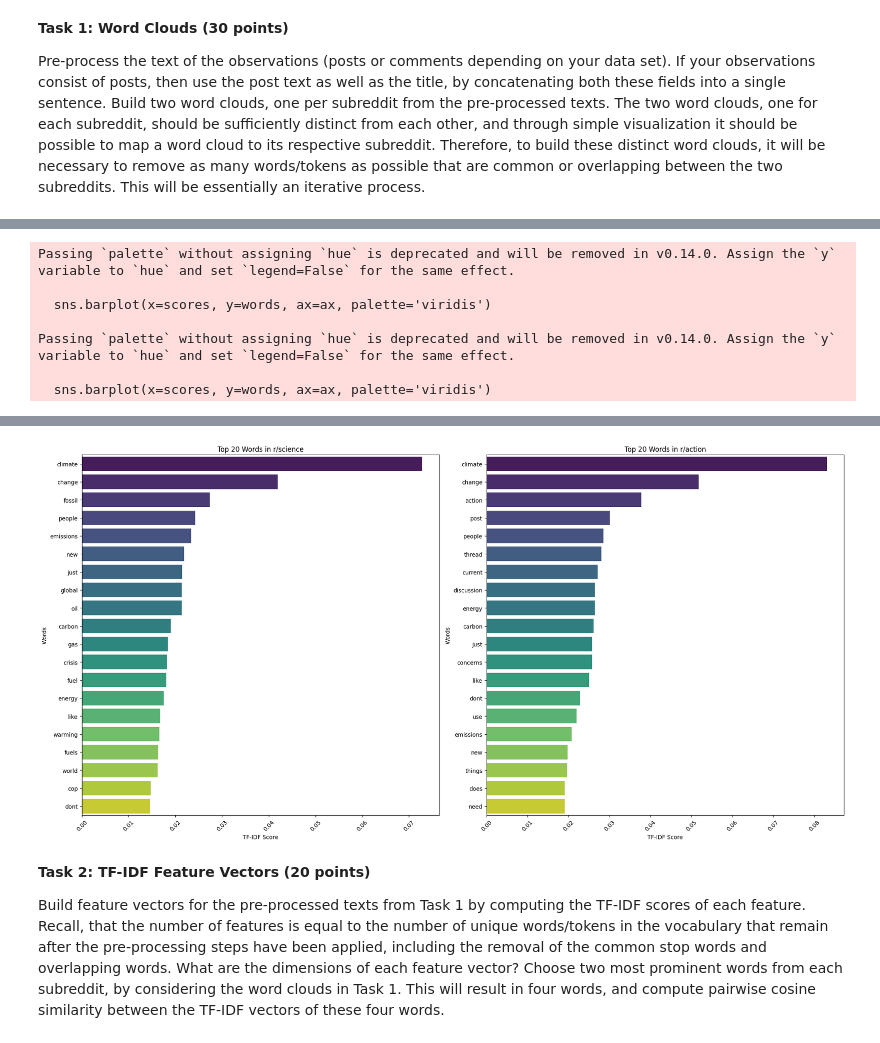
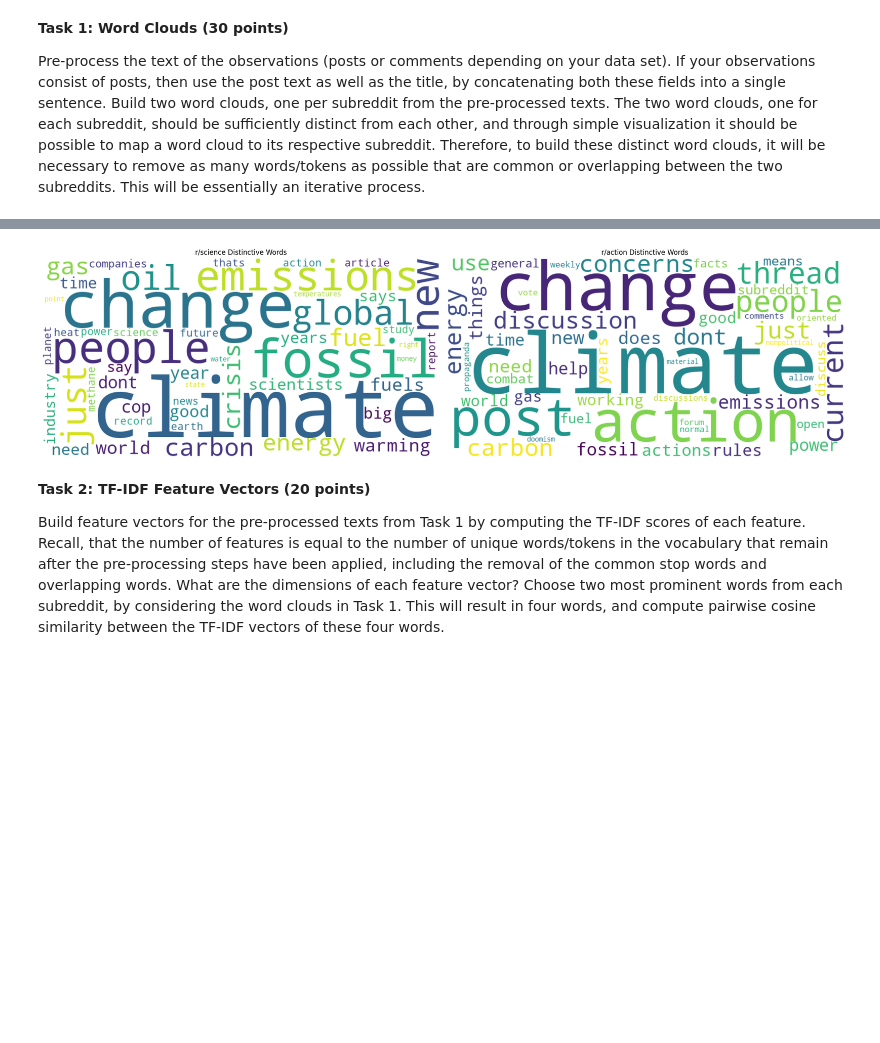
Before and after one commit to MubsPokesart/CSE-5095, a Jupyter notebook: A2/assignment.ipynb, the cells around one changed output, grey strips where cells are left out. Cells and saved outputs as stored; diff of their text form; code cells hidden in the pictures; blank space fills up the shorter version.

```diff
--- a/A2/assignment.ipynb
+++ b/A2/assignment.ipynb
@@ -25,10 +26,10 @@ def preprocess_text(text):
 
     text = str(text).lower()
 
+    # Remove URLs, punctuation, and digits
     text = re.sub(r'http\S+|www\S+|https\S+', '', text)
     text = re.sub(r'[^\w\s]', '', text)
     text = re.sub(r'\d+', '', text)
-
     text = ' '.join(text.split())
 
     return text
@@ -42,11 +43,16 @@ def combine_text_fields(row):
     return ' '.join(field for field in fields if field)
 
 def get_top_words_per_subreddit(df, n_words=50, min_df=5):
-
     df['combined_text'] = df.apply(combine_text_fields, axis=1)
     df['combined_text'] = df['combined_text'].apply(preprocess_text)
+    df = df[df['combined_text'].str.len() > 0].copy()
 
-    df = df[df['combined_text'].str.len() > 0].copy()
+    # Custom stop words to remove generic terms
+    custom_stop_words = {
+        'one', 'like', 'get', 'know', 'think', 'would', 'could',
+        'really', 'want', 'much', 'make', 'going', 'something',
+        'said', 'way', 'also', 'did', 'got', 'see', 'come'
+    }
 
     tfidf = TfidfVectorizer(
         max_features=1000,
@@ -69,6 +75,15 @@ def get_top_words_per_subreddit(df, n_words=50, min_df=5):
 
             mean_tfidf = np.array(tfidf_matrix.mean(axis=0)).flatten()
 
+            # Filter out custom stop words
+            valid_indices = [
+                i for i, word in enumerate(feature_names)
+                if word not in custom_stop_words
+            ]
+
+            feature_names = feature_names[valid_indices]
+            mean_tfidf = mean_tfidf[valid_indices]
+
             top_indices = mean_tfidf.argsort()[-n_words:][::-1]
 
             subreddit_top_words[subreddit] = {
@@ -79,44 +94,57 @@ def get_top_words_per_subreddit(df, n_words=50, min_df=5):
             print(f"Error processing subreddit {subreddit}: {str(e)}")
             continue
 
+    # Remove common words between subreddits
+    subreddit_top_words = subreddit_top_words
+
     return subreddit_top_words
 
-def plot_word_importance(top_words_dict, n_words=20):
-    n_subreddits = len(top_words_dict)
-    fig, axes = plt.subplots(1, n_subreddits, figsize=(20, 10))
+def create_word_clouds(top_words_dict):
+    plt.figure(figsize=(20, 10))
 
-    for idx, (subreddit, data) in enumerate(top_words_dict.items()):
-        words = data['words'][:n_words]
-        scores = data['scores'][:n_words]
+    for idx, (subreddit, data) in enumerate(top_words_dict.items(), 1):
+        # Create word frequency dictionary
+        word_freq = {word: score for word, score in zip(data['words'], data['scores'])}
 
-        ax = axes[idx] if n_subreddits > 1 else axes
-        sns.barplot(x=scores, y=words, ax=ax, palette='viridis')
-        ax.set_title(f'Top {n_words} Words in r/{subreddit}')
-        ax.set_xlabel('TF-IDF Score')
-        ax.set_ylabel('Words')
-        ax.tick_params(axis='x', rotation=45)
+        # Create WordCloud
+        wordcloud = WordCloud(
+            width=800,
+            height=400,
+            background_color='white',
+            colormap='viridis'
+        ).generate_from_frequencies(word_freq)
+
+        # Plot
+        plt.subplot(1, len(top_words_dict), idx)
+        plt.imshow(wordcloud, interpolation='bilinear')
+        plt.title(f'r/{subreddit} Distinctive Words')
+        plt.axis('off')
 
     plt.tight_layout()
-    return fig
+    return plt
 
-def analyze_subreddit_texts(df, n_words=20):
+def analyze_subreddit_texts(df, n_words=50):
     print("Initial data shape:", df.shape)
     print("\nMissing values in text columns:")
     print(df[['post_title', 'post_self_text', 'self_text']].isna().sum())
 
-    top_words_dict = get_top_words_per_subreddit(df, min_df=5)
-    fig = plot_word_importance(top_words_dict, n_words)
+    top_words_dict = get_top_words_per_subreddit(df, n_words=n_words)
 
     print("\nMost distinctive words in each subreddit:")
     for subreddit, data in top_words_dict.items():
-        print(f"\nr/{subreddit} top {n_words} words:")
-        for word, score in zip(data['words'][:n_words], data['scores'][:n_words]):
+        print(f"\nr/{subreddit} top words:")
+        for word, score in zip(data['words'], data['scores']):
             print(f"{word}: {score:.4f}")
+
+    # Create and display word clouds
+    fig = create_word_clouds(top_words_dict)
 
     return top_words_dict, fig
 
+# Read the CSV file
 df = pd.read_csv('project10.csv')
 
+# Analyze subreddit texts and create word clouds
 top_words_dict, fig = analyze_subreddit_texts(df)
 plt.show()
 # %% [output]
@@ -130,7 +167,0 @@ dtype: int64
-Passing `palette` without assigning `hue` is deprecated and will be removed in v0.14.0. Assign the `y` variable to `hue` and set `legend=False` for the same effect.
-
-  sns.barplot(x=scores, y=words, ax=ax, palette='viridis')
-
-Passing `palette` without assigning `hue` is deprecated and will be removed in v0.14.0. Assign the `y` variable to `hue` and set `legend=False` for the same effect.
-
-  sns.barplot(x=scores, y=words, ax=ax, palette='viridis')
@@ -154,4 +168,4 @@ need: 0.0191
-[figure, old version]
+[figure, new version]
 # %% [markdown]
 **Task 2: TF-IDF Feature Vectors (20 points)**
 
```
Also changed, not shown: parts of 4 cells of this notebook.
